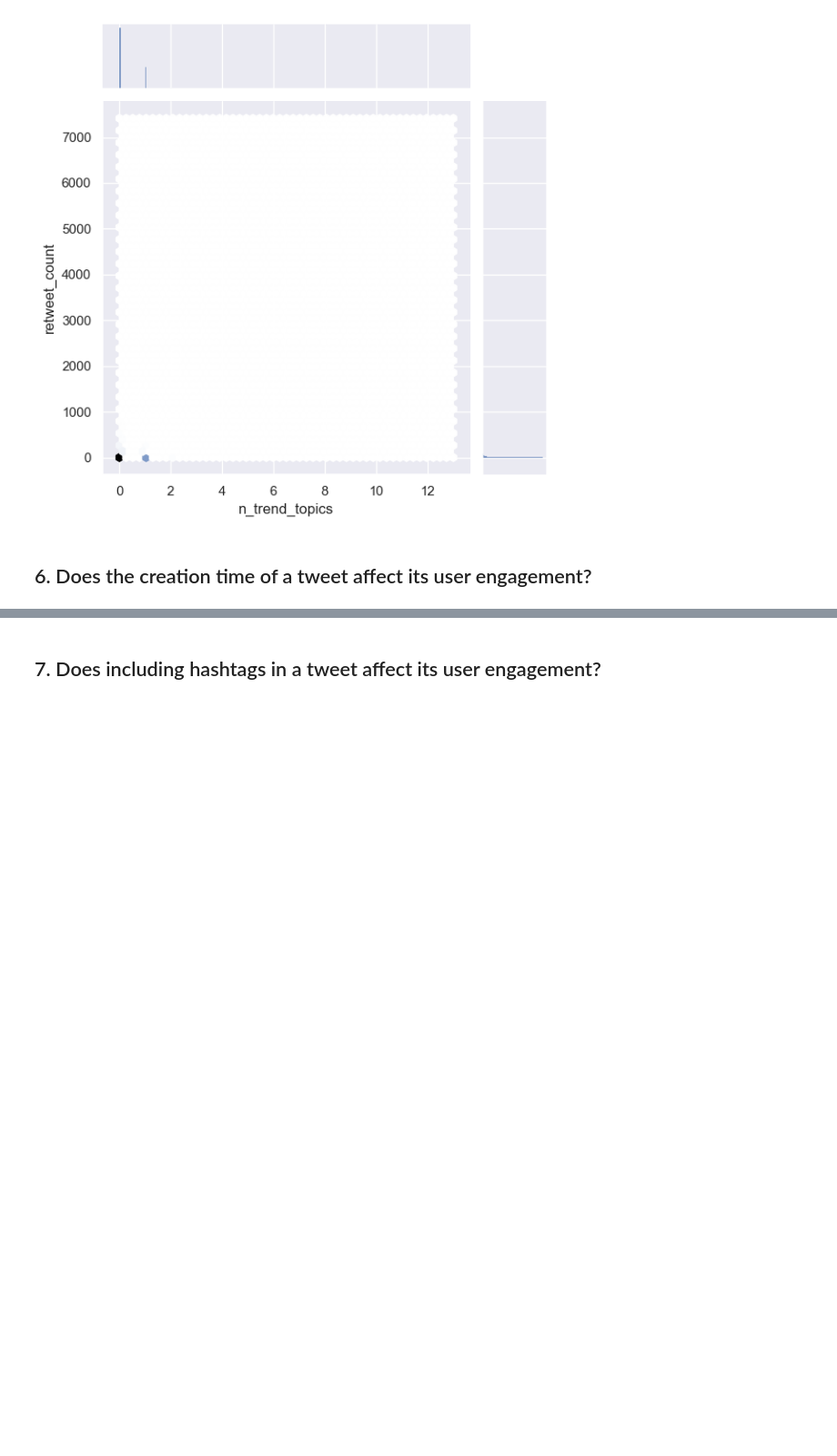
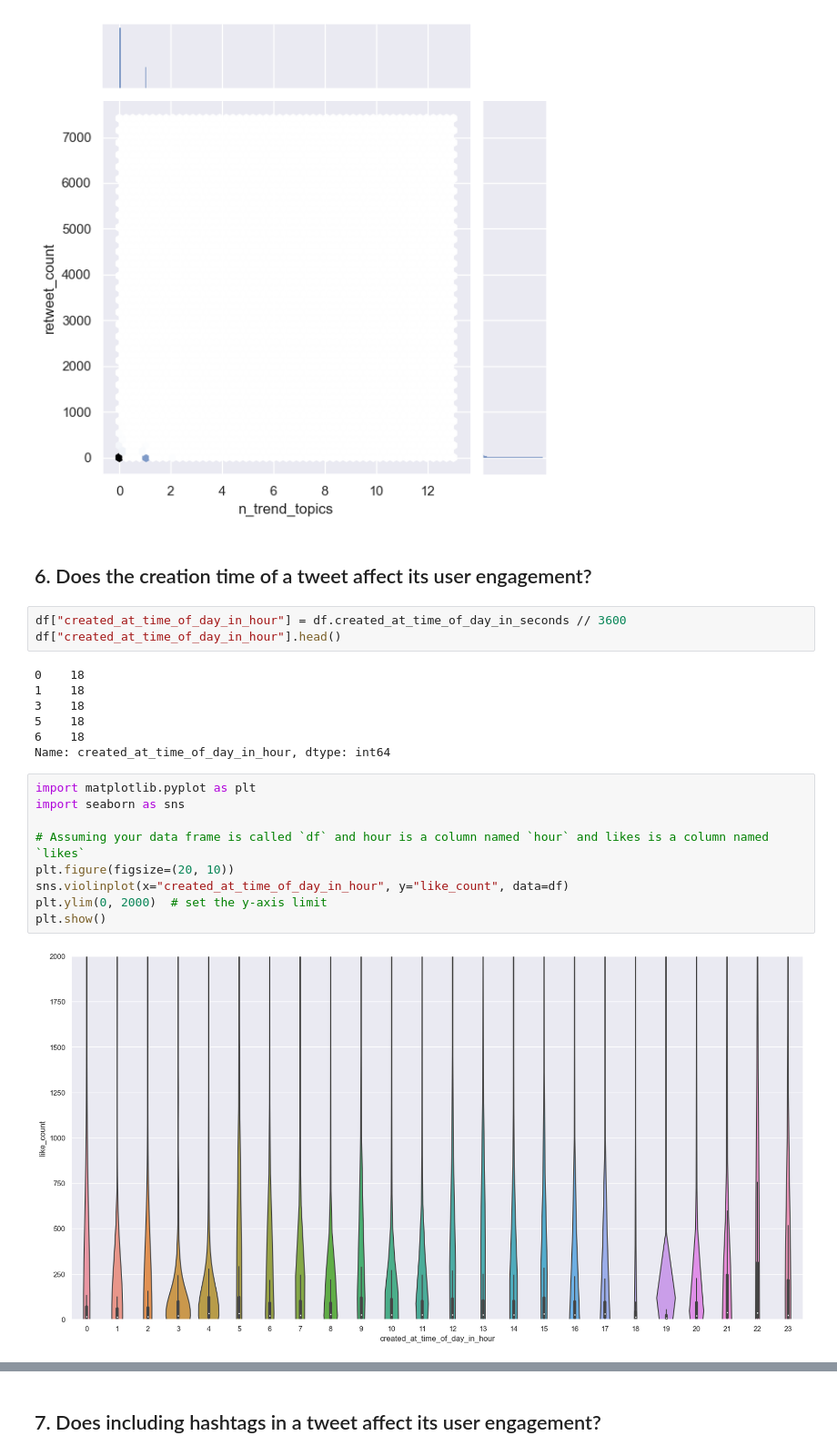
Before and after one commit to ossamum/kuleuven-thesis, a Jupyter notebook: 05_hypothesis_testing.ipynb, the cells around one changed output, grey strips where cells are left out. Shown at 91% size. Cells and saved outputs as stored; diff of their text form; blank space fills up the shorter version.

```diff
--- a/05_hypothesis_testing.ipynb
+++ b/05_hypothesis_testing.ipynb
@@ -498,3 +498,24 @@ plt.show()
 [figure]
 # %% [markdown]
 ## 6. Does the creation time of a tweet affect its user engagement?
+# %%
+df["created_at_time_of_day_in_hour"] = df.created_at_time_of_day_in_seconds // 3600
+df["created_at_time_of_day_in_hour"].head()
+# %% [output]
+0    18
+1    18
+3    18
+5    18
+6    18
+Name: created_at_time_of_day_in_hour, dtype: int64
+# %%
+import matplotlib.pyplot as plt
+import seaborn as sns
+
+# Assuming your data frame is called `df` and hour is a column named `hour` and likes is a column named `likes`
+plt.figure(figsize=(20, 10))
+sns.violinplot(x="created_at_time_of_day_in_hour", y="like_count", data=df)
+plt.ylim(0, 2000)  # set the y-axis limit
+plt.show()
+# %% [output]
+[figure, added]
```
Also changed, not shown: parts of 1 cell of this notebook.
